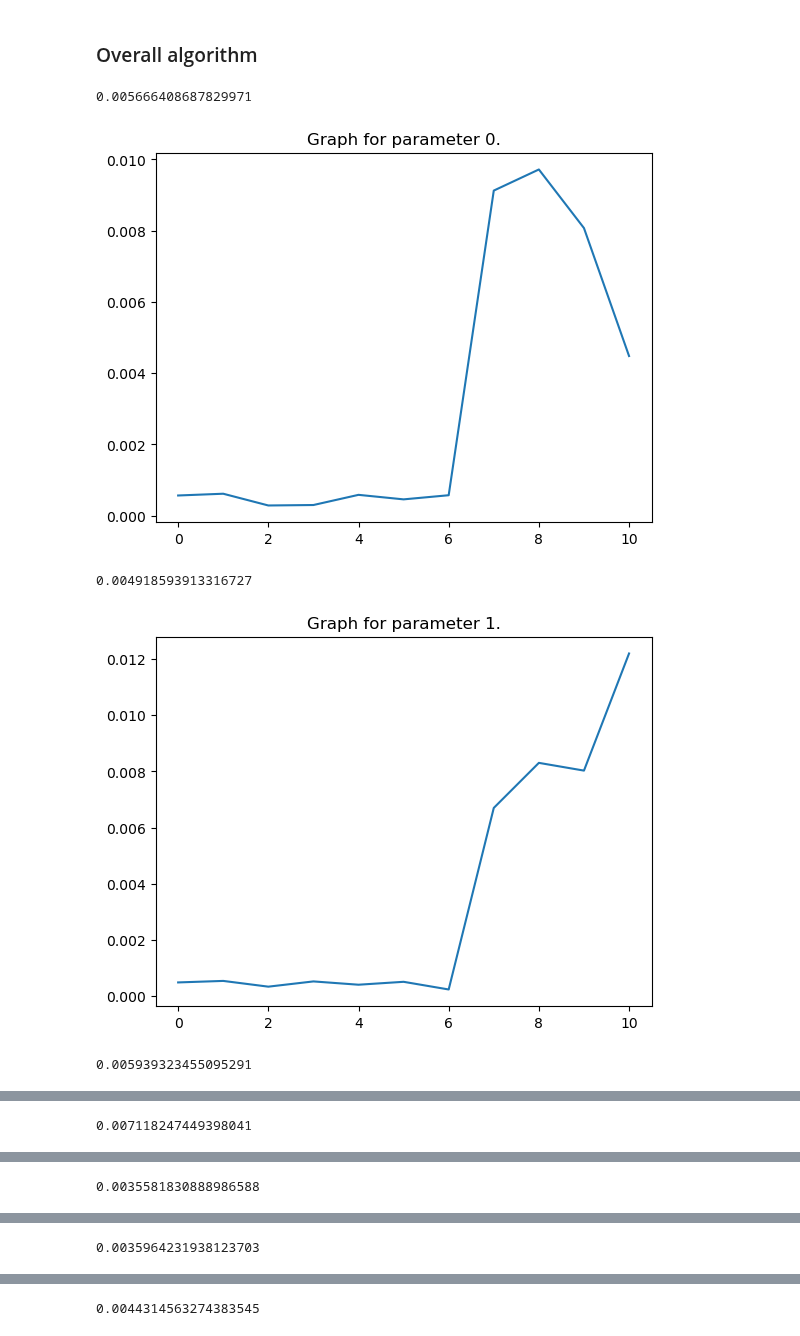
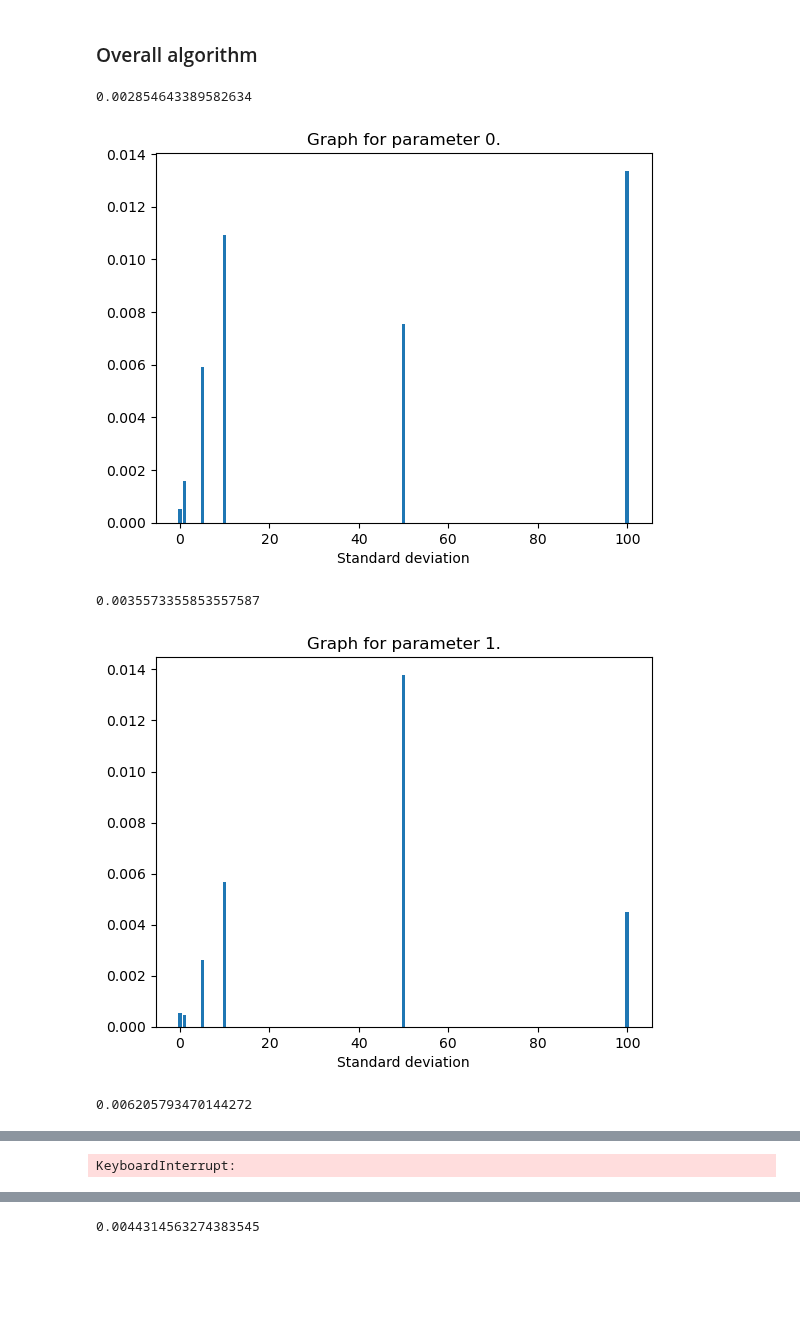
Before and after one commit to paopaoch/Mouse-V1, a Jupyter notebook: finding_covariance_matrix.ipynb, the cells around one changed output, grey strips where cells are left out. Cells and saved outputs as stored; diff of their text form; code cells hidden in the pictures; blank space fills up the shorter version.

```diff
--- a/finding_covariance_matrix.ipynb
+++ b/finding_covariance_matrix.ipynb
@@ -29,7 +29,7 @@ with open("data/data_1000_neurons2/responses.pkl", 'rb') as f:
 #     losses.append(loss)
 # %%
 loss_function = MouseLossFunction()
-executer = NetworkExecuter(1000)
+executer = NetworkExecuterParallel(1000)
 var = [1 for _ in range(12)]
 # %%
 import matplotlib.pyplot as plt
@@ -68,8 +65,8 @@ plt.plot(losses)
 def _range(array: torch.Tensor):
     return np.max(np.array(array)) - np.min(np.array(array))
 
-loss_ranges = []
+# loss_ranges = []
 
-for loss_array in losses:
-    loss_ranges.append(_range(loss_array))
+# for loss_array in losses:
+#     loss_ranges.append(_range(loss_array))
 # %%
@@ -86,39 +78,41 @@ _range(losses[0]) * 10
 # %%
 temp = []
 for xi in range(12):
     losses = []
     sigmas = [0.0001, 0.0005, 0.001, 0.005, 0.01, 0.05, 1, 5, 10, 50, 100]
     for sigma in tqdm(sigmas):
         losses_for_one_sigma = []
-        for i in tqdm(range(10)):
+        for i in range(10):
             mean_list = [-4.054651081081644, -19.924301646902062, -0.0, -12.083112059245341, -6.591673732008658, 1.8571176252186712, -4.1588830833596715, 4.549042468104266, -167.03761889472233, -187.23627477210516, -143.08737747657977, -167.03761889472233]
             val = np.random.randn() * sigma
             mean_list[xi] += val
             mean, _ = make_torch_params(mean_list, var)
             J, P, w = mean_to_params(mean)
-            generator = WeightsGenerator(J, P, w, 1000)
+            generator = WeightsGeneratorExact(J, P, w, 1000)
             W = generator.generate_weight_matrix()
             tuning_curves, avg_step = executer.run_all_orientation_and_contrast(W)
             loss, _ = loss_function.calculate_loss(E, tuning_curves[:800], I, tuning_curves[800:], avg_step)
             losses_for_one_sigma.append(loss)
         losses.append(losses_for_one_sigma)
 
     loss_ranges = []
 
     for loss_array in losses:
         loss_ranges.append(_range(loss_array))
 
     print(_range(losses[0]) * 10)
 
-    plt.plot(loss_ranges)
+    plt.bar(sigmas, loss_ranges)
     plt.title(f"Graph for parameter {xi}.")
-    plt.show()
+    plt.xlabel("Standard deviation")
+    plt.ylabel("")
+    plt.show("Range of the sample loss")
     temp.append(losses)
 
 # TODO: Change this to a better search algorithm
 # %% [output]
-0.005666408687829971
+0.002854643389582634
-[figure, old version]
+[figure, new version]
-0.004918593913316727
+0.0035573355853557587
-[figure, old version]
+[figure, new version]
-0.005939323455095291
+0.006205793470144272
@@ -126 +120 @@ for xi in range(12):
-0.007118247449398041
+KeyboardInterrupt:
@@ -128 +120,0 @@ for xi in range(12):
-0.0035581830888986588
@@ -130 +120,0 @@ for xi in range(12):
-0.0035964231938123703
```
Also changed, not shown: parts of 7 cells of this notebook, 3 other files.
